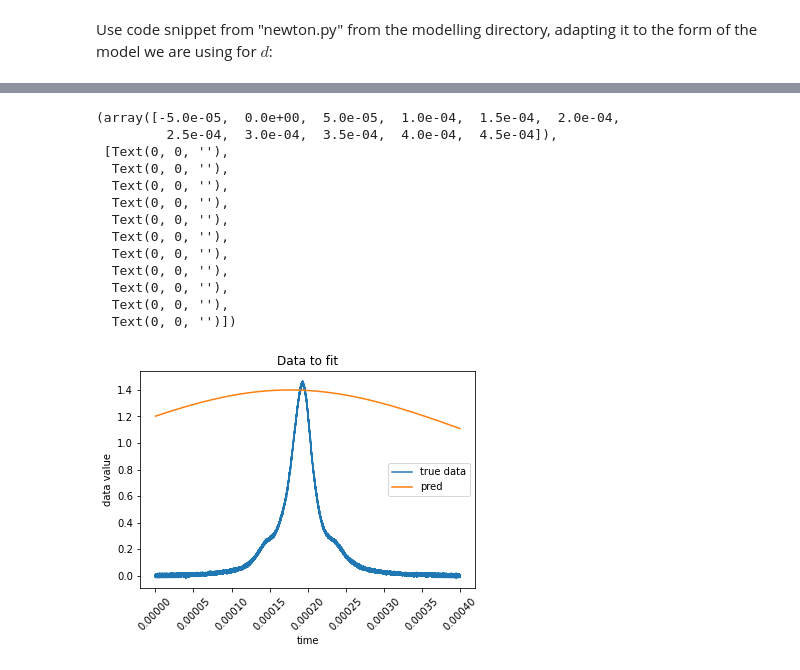
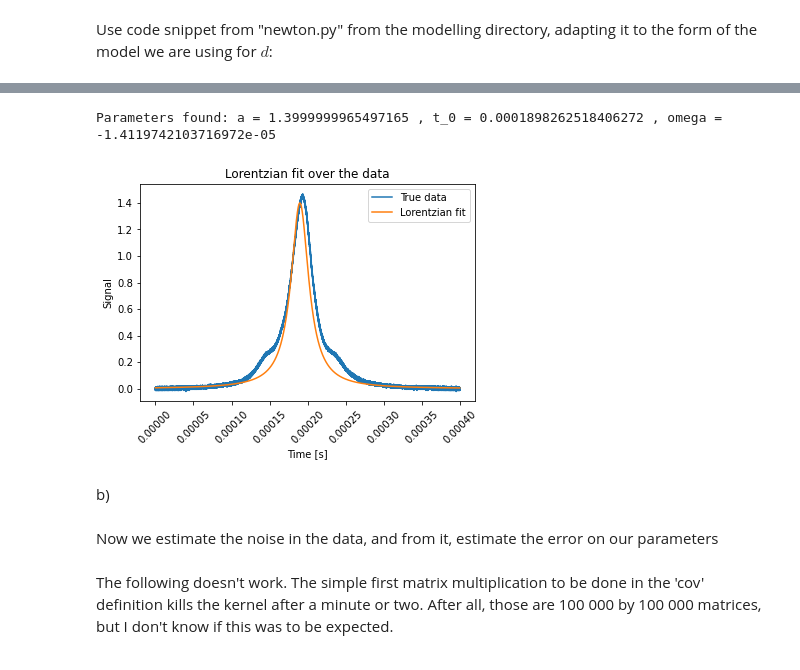
Before and after one commit to PatrickHorlaville/PHYS512, a Jupyter notebook: PS4/PS4_notebook.ipynb, the cells around one changed output, grey strips where cells are left out. Saved outputs shown, nothing was run; the diff lists cells and outputs as text; code cells hidden in the pictures.

Commit message:
added markdown texts

```diff
--- a/PS4/PS4_notebook.ipynb
+++ b/PS4/PS4_notebook.ipynb
@@ -89,23 +49,51 @@ calc_d = lor_d(res[0], res[1], res[2], t)
-# %%
-plt.plot(t, d, label = 'true data')
-plt.plot(t, calc_d, label = 'pred')
-plt.xlabel('time')
-plt.ylabel('data value')
-plt.title('Data to fit')
-plt.legend()
-plt.xticks(rotation = 45)
-# %% [output]
-(array([-5.0e-05,  0.0e+00,  5.0e-05,  1.0e-04,  1.5e-04,  2.0e-04,
-         2.5e-04,  3.0e-04,  3.5e-04,  4.0e-04,  4.5e-04]),
- [Text(0, 0, ''),
-  Text(0, 0, ''),
-  Text(0, 0, ''),
-  Text(0, 0, ''),
-  Text(0, 0, ''),
-  Text(0, 0, ''),
-  Text(0, 0, ''),
-  Text(0, 0, ''),
-  Text(0, 0, ''),
-  Text(0, 0, ''),
-  Text(0, 0, '')])
-[figure, removed]
+# %%
+def lorentz_d(p, t):
+
+    a, t0, w = p[0], p[1], p[2]
+    y = a/(1 + ((t - t0)/w)**2)
+    grad = np.zeros([t.size, p.size])
+
+    grad[:,0] = 1.0/(p[1] + (t - p[2])**2)
+    grad[:,1] = - p[0]/(p[1] + (t - p[2])**2)**2
+    grad[:,2] = p[0]*2*(t - p[2])/(p[1] + (t - p[2])**2)**2
+
+    return y, grad
+# %%
+def newtons_method_lorentz(p, t):
+
+    y_true = data['signal']
+
+    new_ps = p
+
+    for i in range(100):
+        pred, grad = lorentz_d(new_ps, t)
+        res = y_true - pred
+        res = np.matrix(res).T
+        grad = np.matrix(grad)
+        dp = np.linalg.pinv(grad.T*grad)*(grad.T*res)
+
+        for i in range(len(new_ps)):
+            new_ps[i] += dp[i]
+        new_ps = np.asarray(new_ps)
+
+    return new_ps
+# %%
+p_new1a = newtons_method_lorentz(p0, t)
+# %%
+y1a, grad1a = lorentz_d(p_new1a, t)
+# %%
+plt.plot(t, d, label = 'True data')
+plt.plot(t, y1a, label = 'Lorentzian fit')
+plt.xlabel('Time [s]')
+plt.ylabel('Signal')
+plt.title('Lorentzian fit over the data')
+plt.legend()
+plt.xticks(rotation = 45)
+print('Parameters found: a =', p_new1a[0], ', t_0 =', p_new1a[1], ', omega =', p_new1a[2])
+# %% [output]
+Parameters found: a = 1.3999999965497165 , t_0 = 0.0001898262518406272 , omega = -1.4119742103716972e-05
+[figure, added]
+# %% [markdown]
+b)
+# %% [markdown]
+Now we estimate the noise in the data, and from it, estimate the error on our parameters
@@ -111,0 +106,4 @@ plt.xticks(rotation = 45)
+# %% [markdown]
+The following doesn't work. The simple first matrix multiplication to be done in the 'cov' definition
+kills the kernel after a minute or two. After all, those are 100 000 by 100 000 matrices, but I don't know
+if this was to be expected.
```
Also changed, not shown: parts of 41 cells of this notebook.
